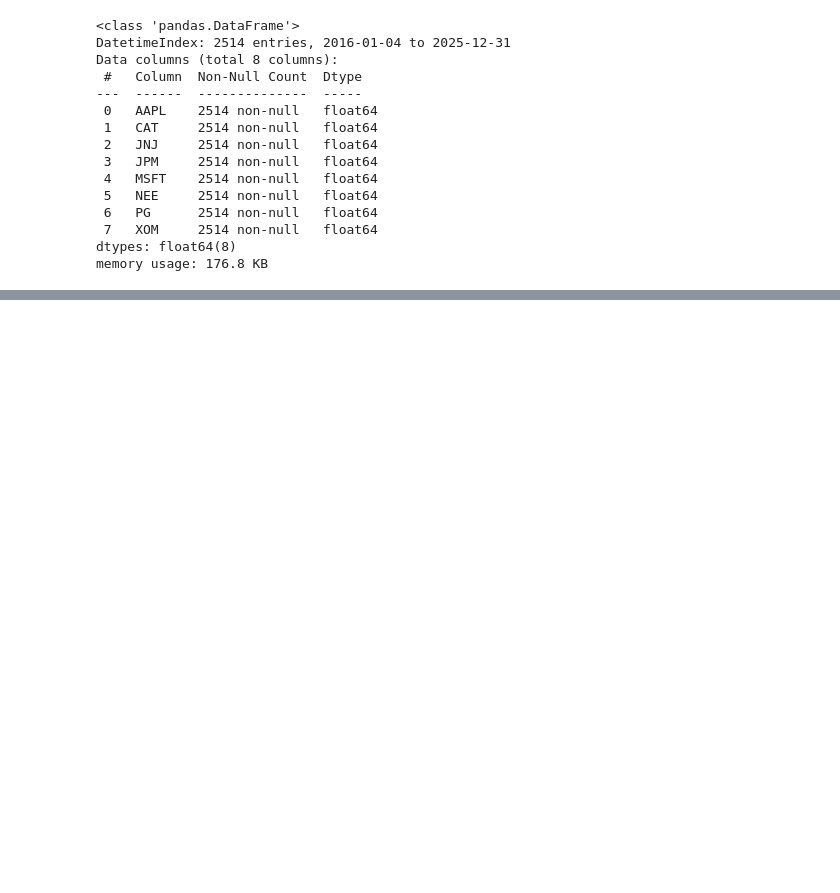
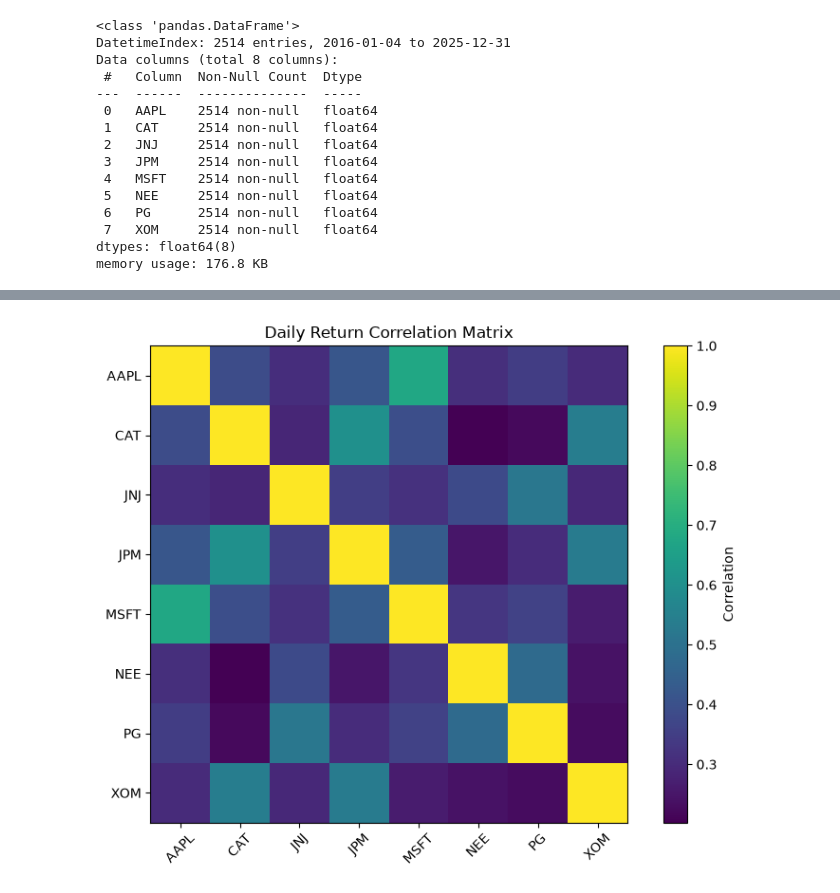
Before and after one commit to tumlumtala1610-creator/portfolio-optimization, a Jupyter notebook: notebooks/01_data_exploration.ipynb, the cells around one changed output, grey strips where cells are left out. Saved outputs shown, nothing was run; the diff lists cells and outputs as text; code cells hidden in the pictures; blank space fills up the shorter version.

```diff
--- a/notebooks/01_data_exploration.ipynb
+++ b/notebooks/01_data_exploration.ipynb
@@ -72,0 +120,3 @@ memory usage: 176.8 KB
+# %%
+returns = prices.pct_change().dropna()
+returns.head()
@@ -72,0 +188,3 @@ memory usage: 176.8 KB
+# %%
+correlation_matrix = returns.corr()
+correlation_matrix
@@ -72,0 +202,13 @@ memory usage: 176.8 KB
+# %%
+fig, ax = plt.subplots(figsize=(8, 6))
+image = ax.imshow(correlation_matrix)
+ax.set_xticks(range(len(tickers)))
+ax.set_yticks(range(len(tickers)))
+ax.set_xticklabels(correlation_matrix.columns, rotation=45)
+ax.set_yticklabels(correlation_matrix.index)
+plt.colorbar(image, ax=ax, label="Correlation")
+plt.title("Daily Return Correlation Matrix")
+plt.tight_layout()
+plt.show()
+# %% [output]
+[figure, added]
```
Also changed, not shown: parts of 12 cells of this notebook.
